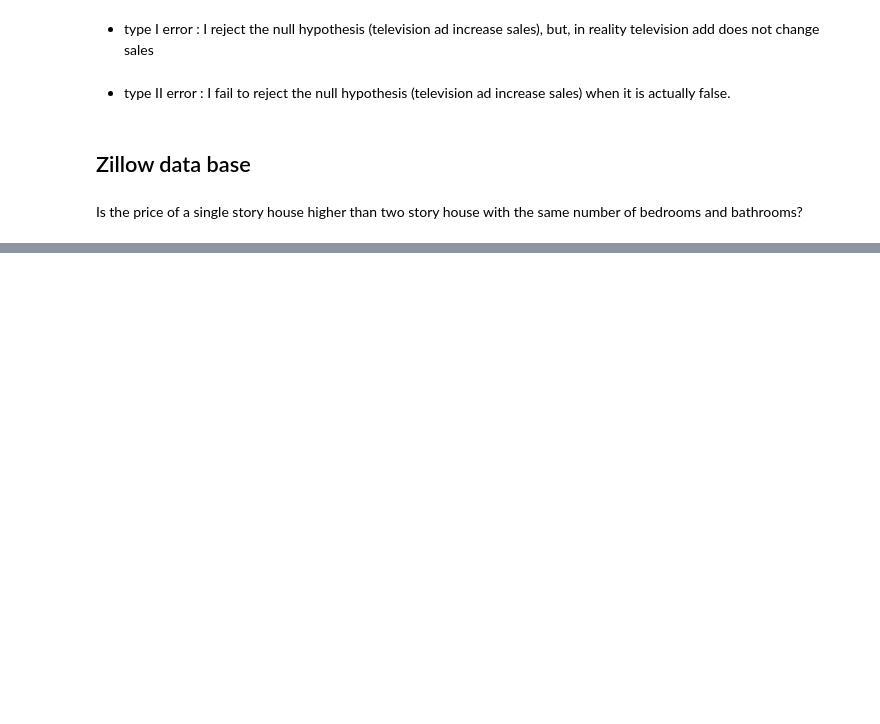
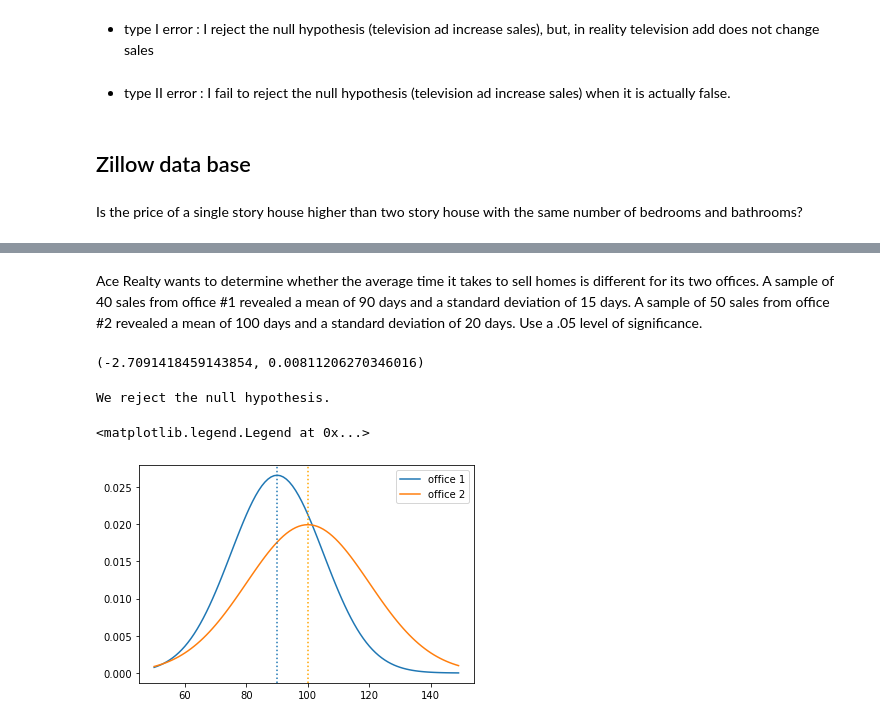
Before and after one commit to cindyvillanuevads/statistics-exercises, a Jupyter notebook: hypothesis_testing.ipynb, the cells around one changed output, grey strips where cells are left out. Cells and saved outputs as stored; diff of their text form; code cells hidden in the pictures; blank space fills up the shorter version.

```diff
--- a/hypothesis_testing.ipynb
+++ b/hypothesis_testing.ipynb
@@ -90,0 +94,45 @@ type II error :
+# %% [markdown]
+Ace Realty wants to determine whether the average time it takes to sell homes is different for its two offices. A sample of 40 sales from office #1 revealed a mean of 90 days and a standard deviation of 15 days. A sample of 50 sales from office #2 revealed a mean of 100 days and a standard deviation of 20 days. Use a .05 level of significance.
+# %%
+#store 1
+sample1 =40
+mean1 = 90
+std1 = 15
+
+#store 2
+sample2 = 50
+mean2 = 100
+std2 =20
+
+alpha = 0.05
+# %%
+alpha = 0.05
+t, p = stats.ttest_ind_from_stats(mean1, std1, sample1, mean2, std2, sample2, equal_var= False)
+t, p
+# %% [output]
+(-2.7091418459143854, 0.00811206270346016)
+# %%
+if p < alpha :
+     print("We reject the null hypothesis.")
+else:
+    print("We fail to reject the null hypothesis")
+# %% [output]
+We reject the null hypothesis.
+# %%
+# Visualize two distribution:
+
+x = np.arange(50,150)
+
+y1 = stats.norm(mean1,std1).pdf(x)
+y2 = stats.norm(mean2, std2).pdf(x)
+
+
+plt.plot(x, y1, label = 'office 1')
+plt.plot(x, y2, label = 'office 2')
+plt.axvline(mean1, ls = ':')
+plt.axvline(mean2, ls = ':', color = 'orange')
+
+plt.legend()
+# %% [output]
+<matplotlib.legend.Legend at 0x...>
+[figure, added]
```
Also changed, not shown: parts of 39 cells of this notebook.
